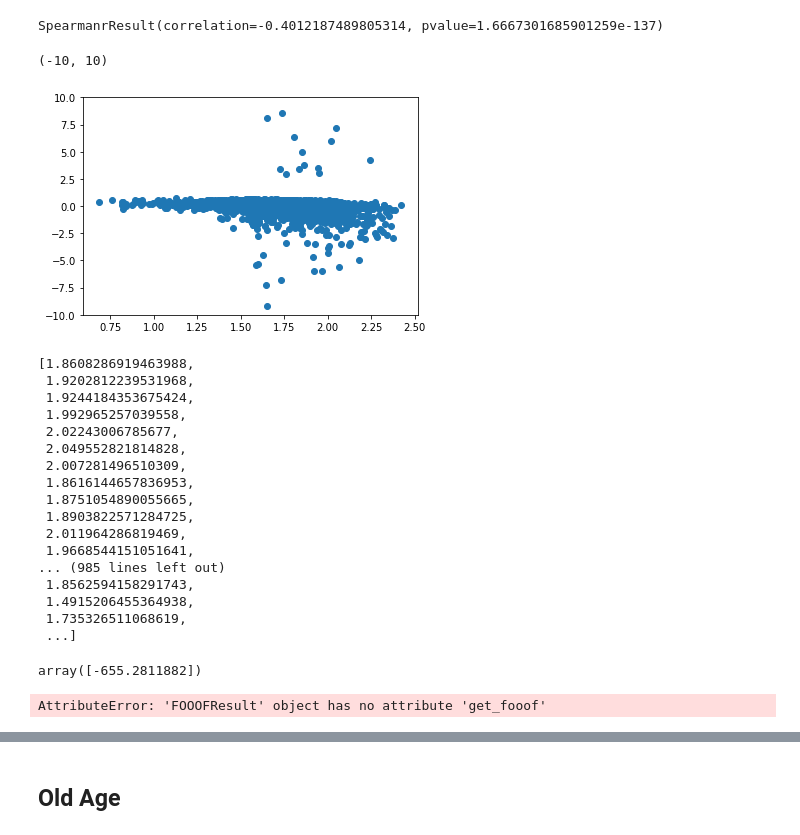
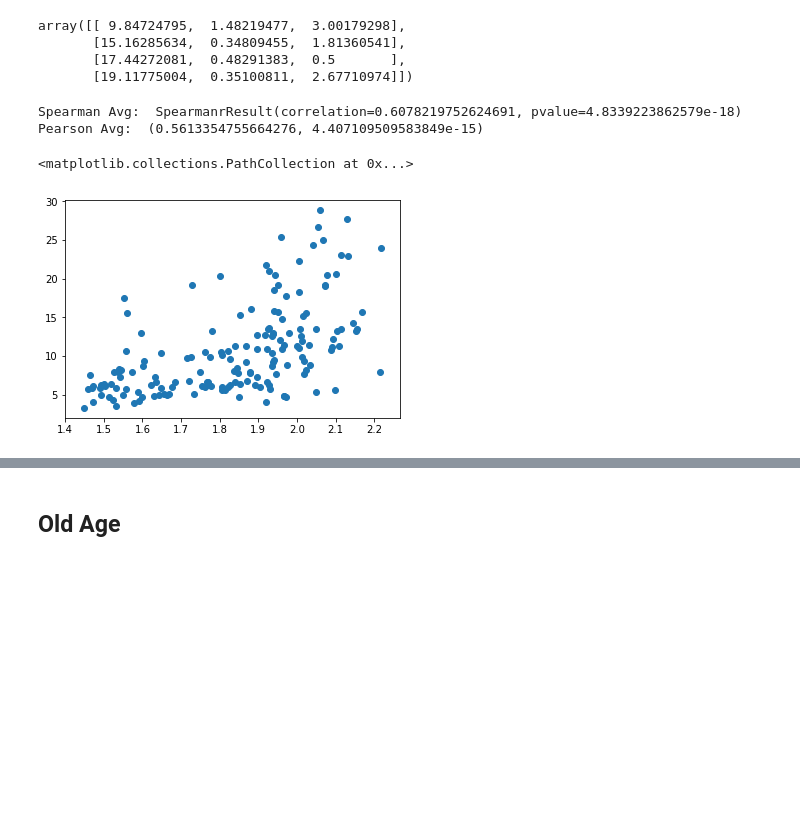
Before and after one commit to voytekresearch/BandRatios, a Jupyter notebook: notebooks/4-EEG-Dataset-Analysis.ipynb, the cells around one changed output, grey strips where cells are left out. Saved outputs shown, nothing was run; the diff lists cells and outputs as text; code cells hidden in the pictures; blank space fills up the shorter version.

Commit message:
real data correlation added

```diff
--- a/notebooks/4-EEG-Dataset-Analysis.ipynb
+++ b/notebooks/4-EEG-Dataset-Analysis.ipynb
@@ -18,9 +138,4 @@ data = pd.read_csv("../dat/MIPDB_PublicFile.csv")
 # %%
-young = data[(data['Age'] >= 10) & (data['Age'] <= 13)]
-
-#Extract ID's to open their corresponding files
-young_IDs = young.ID.values
-
 #Open Eyes closed data for all IDs
 problem_files = []
 missing_files = []
@@ -32,16 +147,21 @@ for filename in young_IDs:
     try:
         # Construct FOOOFGroup model on psd
         curr = np.load('../dat/psds/'+ filename + '_ec_psds.npz')
-        fg = FOOOFGroup(verbose=False,)
-        fg.add_data(curr['arr_0'], curr['arr_1'][0])
-        fg.fit()
+        freqs = curr['arr_0']
+        for ch in ch_inds:
 
-        # Following ratio is only for one block
-        young_tb_ratios.append(calc_group_band_ratio(fg, THETA_BAND, BETA_BAND))
+            ps = curr['arr_1'][0][ch]
+            fm = FOOOF(verbose=False)
+            fm.add_data(freqs, ps)
+            fm.fit()
 
-        # Append params to respective array
-        young_apcs.append(fg.get_all_data('aperiodic_params', 'exponent'))
-        #young_peaks.append(fg.get_all_data('peak_params'))
+            # Following ratio is only for one block
+            curr_ratio = calc_band_ratio(freqs, ps, THETA_BAND, BETA_BAND)
+            young_tb_ratios.append(curr_ratio)
+
+            # Append params to respective array
+            young_apcs.append(fm.aperiodic_params_[1])
+            # young_peaks.append(fg.get_all_data('peak_params'))
 
     except FileNotFoundError:
         missing_files.append(filename)
@@ -53,0 +172,7 @@ from scipy.stats import pearsonr, spearmanr
+# %%
+fm.peak_params_
+# %% [output]
+array([[ 9.84724795,  1.48219477,  3.00179298],
+       [15.16285634,  0.34809455,  1.81360541],
+       [17.44272081,  0.48291383,  0.5       ],
+       [19.11775004,  0.35100811,  2.67710974]])
@@ -54,39 +182,11 @@ from scipy.stats import pearsonr, spearmanr
+# %%
+print("Spearman Avg: ", young_spear)
+print("Pearson Avg: ", young_pear)
+# %% [output]
+Spearman Avg:  SpearmanrResult(correlation=0.6078219752624691, pvalue=4.8339223862579e-18)
+Pearson Avg:  (0.5613354755664276, 4.407109509583849e-15)
 # %%
-spearmanr(young_apcs, young_tb_ratios)
+plt.scatter(young_apcs, young_tb_ratios)
 # %% [output]
-SpearmanrResult(correlation=-0.4012187489805314, pvalue=1.6667301685901259e-137)
+<matplotlib.collections.PathCollection at 0x...>
+[figure, added]
-# %%
-plt.scatter(young_apcs, young_tb_ratios)
-plt.ylim([-10, 10])
-# %% [output]
-(-10, 10)
-[figure, removed]
-# %%
-young_apcs
-# %% [output]
-[1.8608286919463988,
- 1.9202812239531968,
- 1.9244184353675424,
- 1.992965257039558,
- 2.02243006785677,
- 2.049552821814828,
- 2.007281496510309,
- 1.8616144657836953,
- 1.8751054890055665,
- 1.8903822571284725,
- 2.011964286819469,
- 1.9668544151051641,
-... (985 lines left out)
- 1.8562594158291743,
- 1.4915206455364938,
- 1.735326511068619,
- ...]
-# %%
-np.correlate(young_apcs, young_tb_ratios)
-# %% [output]
-array([-655.2811882])
-# %%
-for ind, val in enumerate(fg):
-    val.get_fooof(i).plot()
-# %% [output]
-AttributeError: 'FOOOFResult' object has no attribute 'get_fooof'
```
Also changed, not shown: parts of 21 cells of this notebook, 52 other files.
